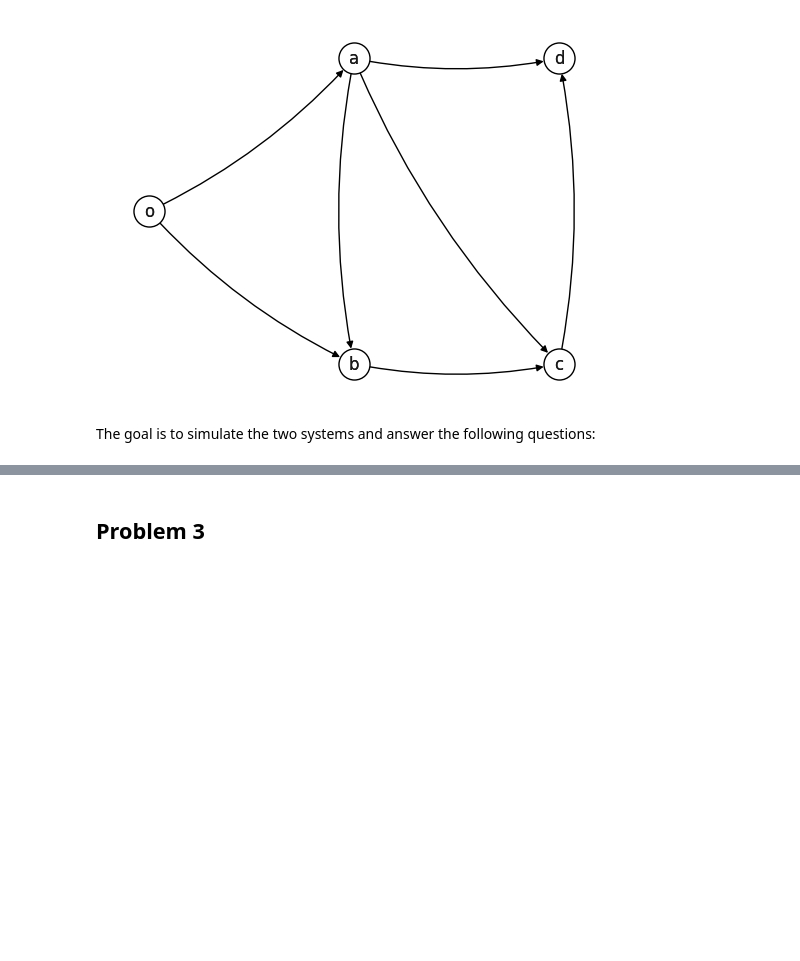
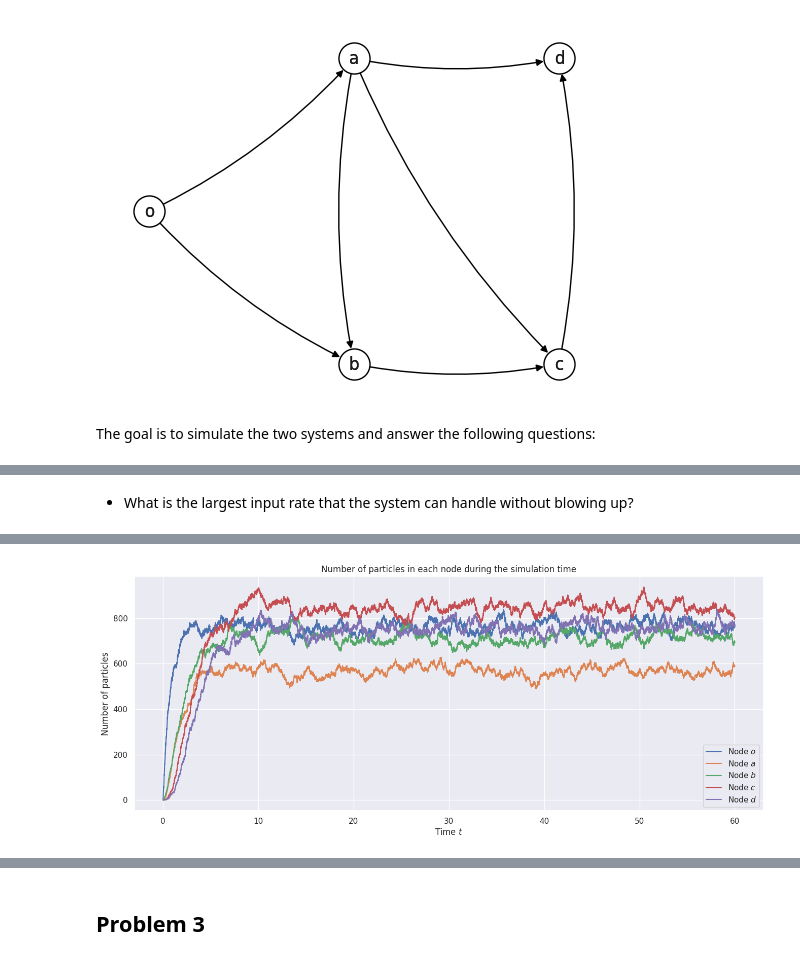
Before and after one commit to MateoRivera/network-dynamics, a Jupyter notebook: H2/Simulation - Mateo.ipynb, the cells around one changed output, grey strips where cells are left out. Cells and saved outputs as stored; diff of their text form; code cells hidden in the pictures; blank space fills up the shorter version.

```diff
--- a/H2/Simulation - Mateo.ipynb
+++ b/H2/Simulation - Mateo.ipynb
@@ -491,0 +498,6 @@ plot_particles_per_node(V, transition_times, particles_in_nodes, 16)
+# %% [markdown]
+* What is the largest input rate that the system can handle without blowing up?
+# %%
+particles_in_nodes, transition_times = ProportionalRateNodePerspective(Lambda, start_node, end_node, 1000, 60)
+plot_particles_per_node(V, transition_times, particles_in_nodes, 16)
+# %% [output]
@@ -492,3 +505,4 @@ plot_particles_per_node(V, transition_times, particles_in_nodes, 16)
+[figure, added]
 # %%
 particles_in_nodes, transition_times = ProportionalRateNodePerspective(Lambda, start_node, end_node, 10000, 60)
 plot_particles_per_node(V, transition_times, particles_in_nodes, 16)
```
Also changed, not shown: parts of 5 cells of this notebook.
